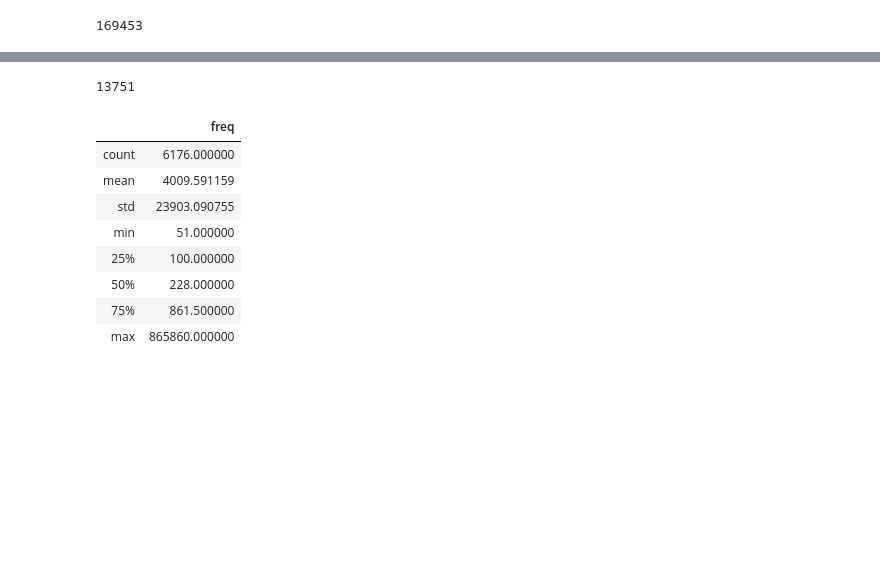
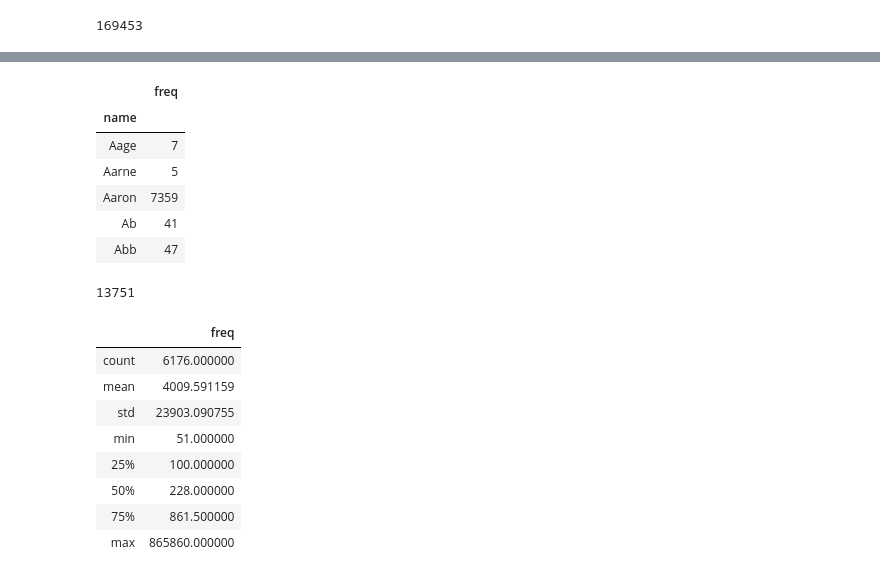
Before and after one commit to mjlavin80/aps_review_classification, a Jupyter notebook: scripts/exploring_name_match.ipynb, the cells around one changed output, grey strips where cells are left out. Saved outputs shown, nothing was run; the diff lists cells and outputs as text; code cells hidden in the pictures; blank space fills up the shorter version.

```diff
--- a/scripts/exploring_name_match.ipynb
+++ b/scripts/exploring_name_match.ipynb
@@ -251,3 +254,0 @@ name_df.describe()
-# %%
-name_df = name_df[name_df.freq > 4][['name','freq']]
-name_df = name_df[name_df['name'].apply(lambda x: x.isalpha())]
@@ -261,3 +256,6 @@ dtype: object
 len(name_df)
 # %% [output]
 169453
+# %%
+m_grouped = name_df[name_df.gender == 'M'].groupby('name').aggregate(np.sum)
+f_grouped = name_df[name_df.gender == 'F'].groupby('name').aggregate(np.sum)
@@ -264,3 +272,13 @@ len(name_df)
+# %%
+m_grouped.head()
+# %% [output]
+|  | freq |
+| name |  |
+| Aage | 7 |
+| Aarne | 5 |
+| Aaron | 7359 |
+| Ab | 41 |
+| Abb | 47 |
 # %%
 grouped = name_df.groupby('name').aggregate(np.sum)
 # %%
```
Also changed, not shown: parts of 6 cells of this notebook, 5 other files.
